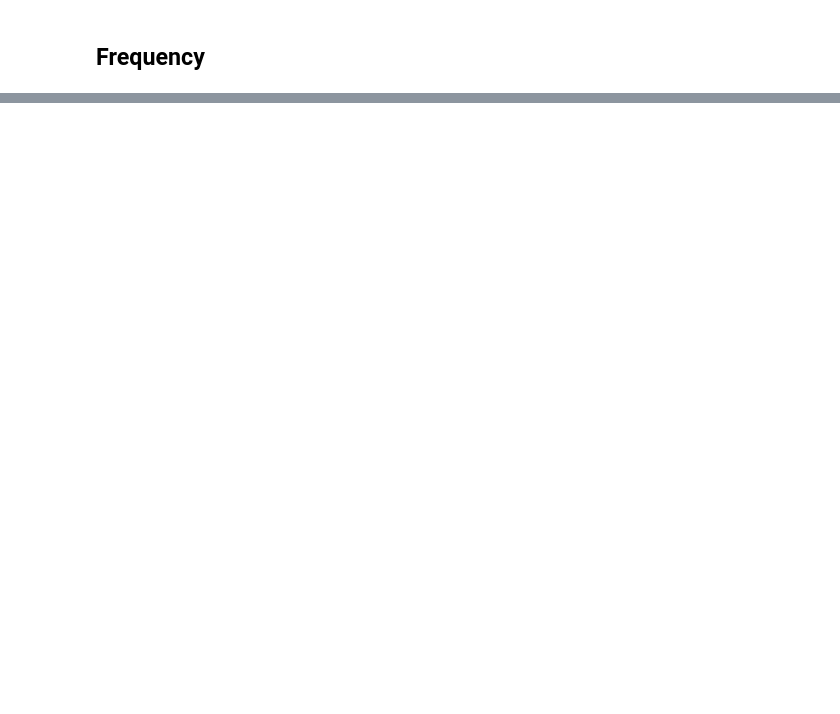
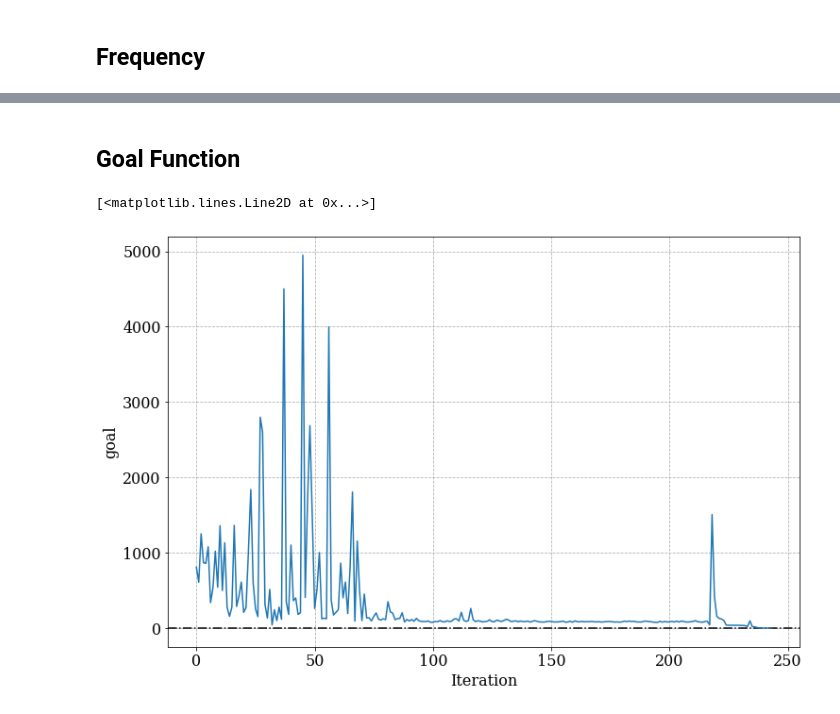
Before and after one commit to lazyoracle/c3, a Jupyter notebook: examples/mlearn_data_viz.ipynb, the cells around one changed output, grey strips where cells are left out. Saved outputs shown, nothing was run; the diff lists cells and outputs as text; code cells hidden in the pictures; blank space fills up the shorter version.

```diff
--- a/examples/mlearn_data_viz.ipynb
+++ b/examples/mlearn_data_viz.ipynb
@@ -111,0 +113,15 @@ ax.plot(data_df[plot_item])
+# %% [markdown]
+## Goal Function
+# %%
+plot_item = 'goal'
+
+fig = plt.figure(figsize=(12, 8))
+ax = fig.add_subplot(111)
+ax.set_xlabel('Iteration')
+ax.axhline(y=best_point_dict[plot_item], color="black", linestyle="-.")
+ax.set_ylabel(plot_item)
+
+ax.plot(data_df[plot_item])
+# %% [output]
+[<matplotlib.lines.Line2D at 0x...>]
+[figure, added]
```
Also changed, not shown: parts of 5 cells of this notebook.
